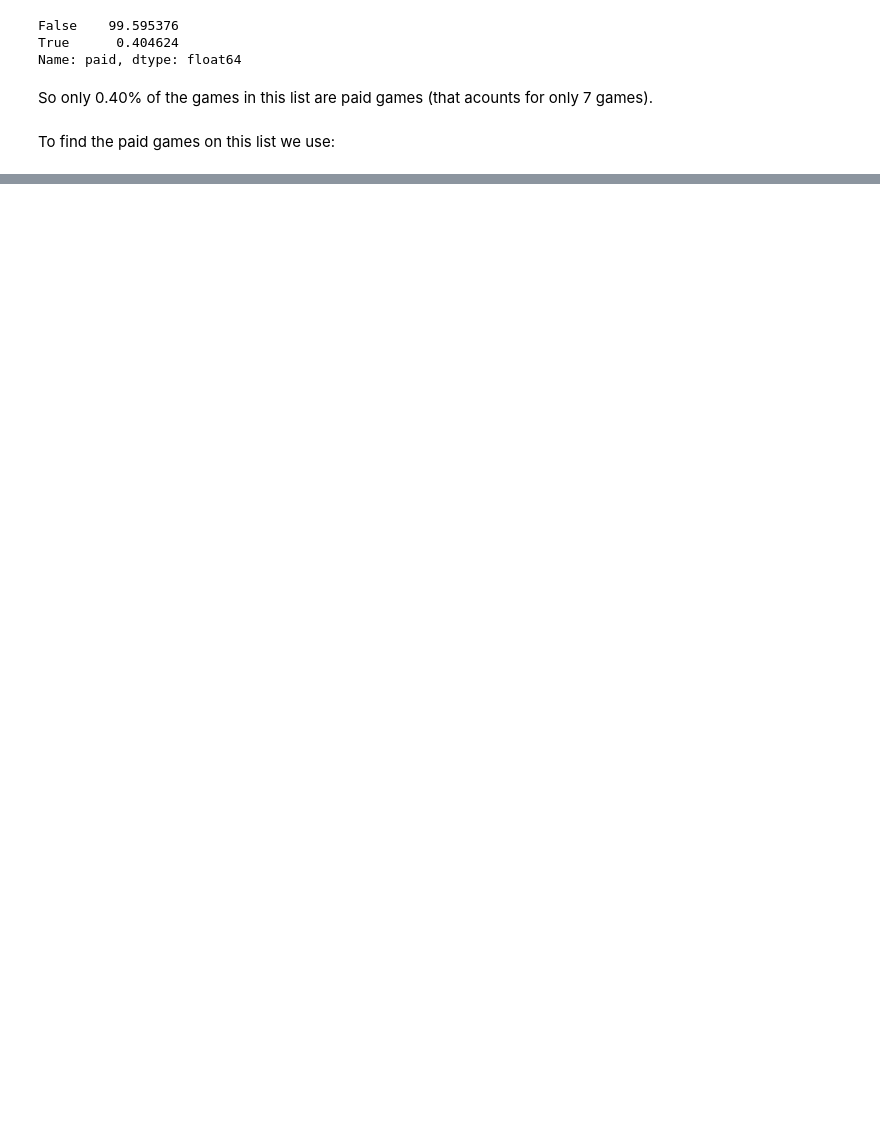
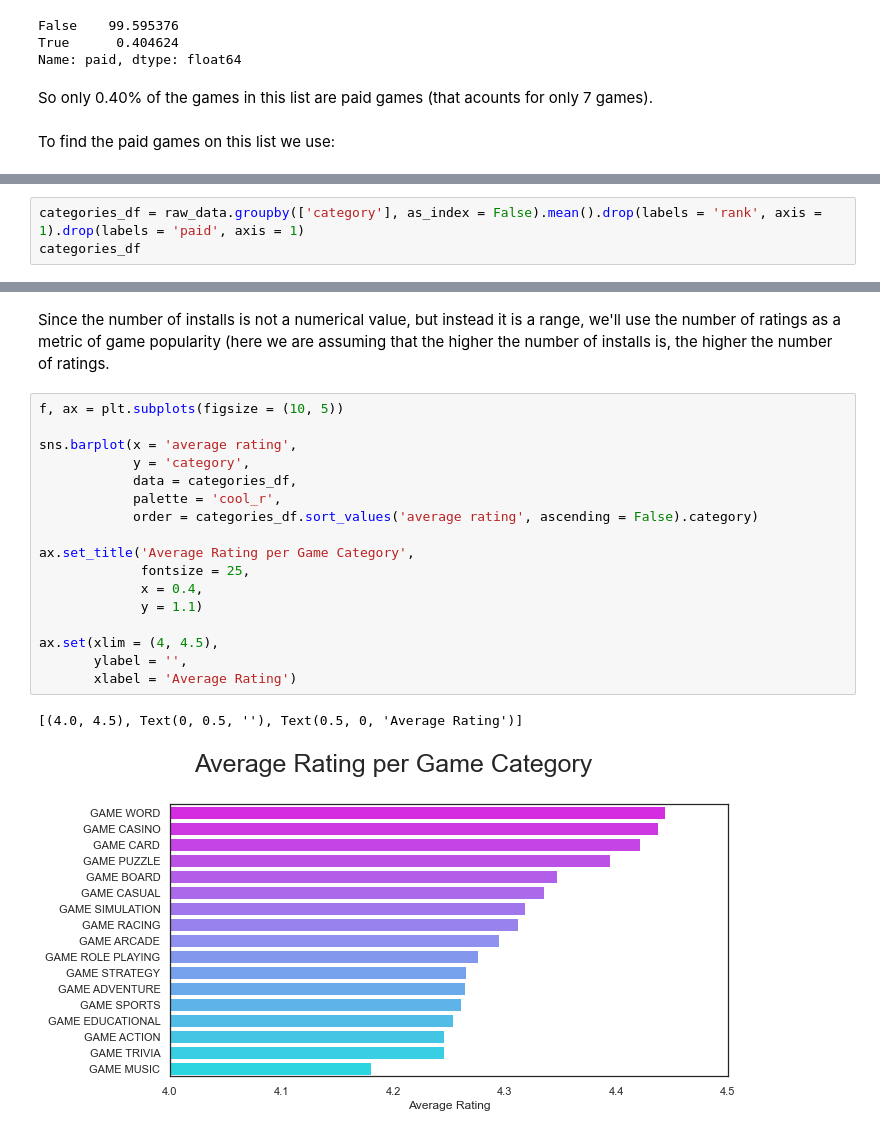
Before and after one commit to diascarolina/top-play-store-games-eda, a Jupyter notebook: Top Google Play Store Games/top-games-on-google-play-store-an-eda.ipynb, the cells around one changed output, grey strips where cells are left out. Saved outputs shown, nothing was run; the diff lists cells and outputs as text; blank space fills up the shorter version.

```diff
--- a/Top Google Play Store Games/top-games-on-google-play-store-an-eda.ipynb
+++ b/Top Google Play Store Games/top-games-on-google-play-store-an-eda.ipynb
@@ -208,0 +238,3 @@ From this, we see that the category __'GAME WORD'__ has the highest final rating
+# %%
+categories_df = raw_data.groupby(['category'], as_index = False).mean().drop(labels = 'rank', axis = 1).drop(labels = 'paid', axis = 1)
+categories_df
@@ -208,0 +273,22 @@ From this, we see that the category __'GAME WORD'__ has the highest final rating
+# %% [markdown]
+Since the number of installs is not a numerical value, but instead it is a range, we'll use the number of ratings as a metric of game popularity (here we are assuming that the higher the number of installs is, the higher the number of ratings.
+# %%
+f, ax = plt.subplots(figsize = (10, 5))
+
+sns.barplot(x = 'average rating',
+            y = 'category',
+            data = categories_df,
+            palette = 'cool_r',
+            order = categories_df.sort_values('average rating', ascending = False).category)
+
+ax.set_title('Average Rating per Game Category',
+             fontsize = 25,
+             x = 0.4,
+             y = 1.1)
+
+ax.set(xlim = (4, 4.5),
+       ylabel = '',
+       xlabel = 'Average Rating')
+# %% [output]
+[(4.0, 4.5), Text(0, 0.5, ''), Text(0.5, 0, 'Average Rating')]
+[figure, added]
```
Also changed, not shown: parts of 54 cells of this notebook.
